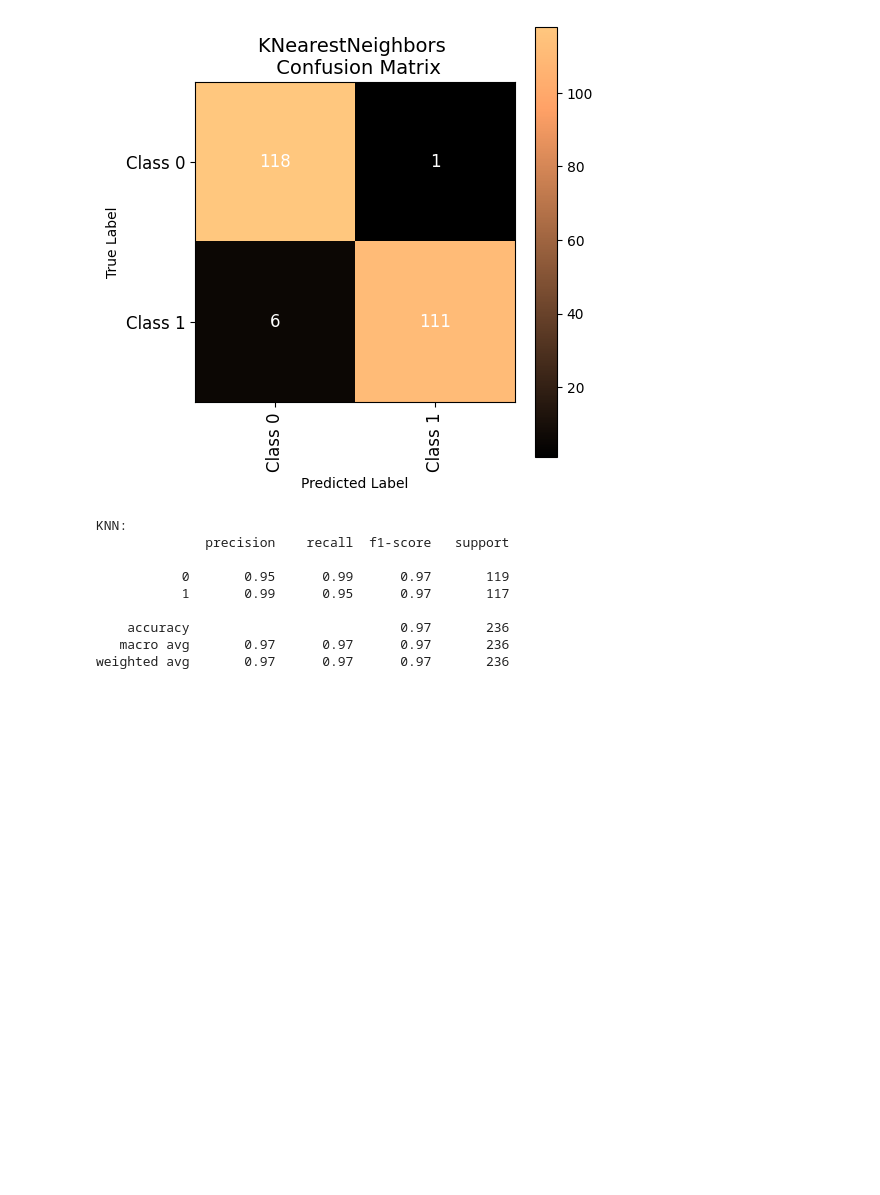
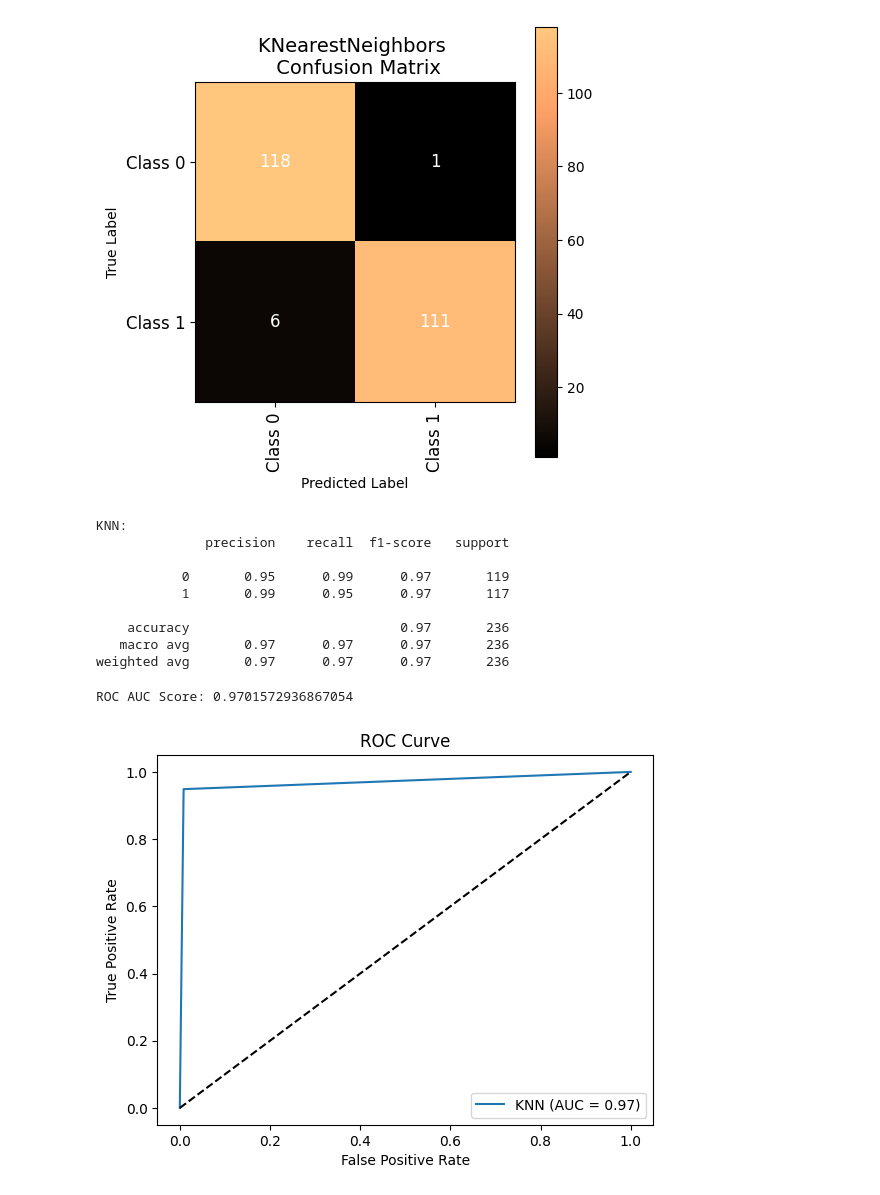
Before and after one commit to claralim-a/fraud-cc-knn, a Jupyter notebook: main.ipynb, the cells around one changed output. Saved outputs shown, nothing was run; the diff lists cells and outputs as text; code cells hidden in the pictures; blank space fills up the shorter version.

```diff
--- a/main.ipynb
+++ b/main.ipynb
@@ -587,3 +587,26 @@ KNN:
     accuracy                           0.97       236
    macro avg       0.97      0.97      0.97       236
 weighted avg       0.97      0.97      0.97       236
+# %%
+# Predict probabilities
+y_prob_knear = knears_neighbors.predict(X_test)
+
+# Calculate ROC AUC
+roc_auc = roc_auc_score(y_test, y_prob_knear)
+
+# Print ROC AUC
+print('ROC AUC Score:', roc_auc)
+
+fpr, tpr, thresholds = roc_curve(y_test, y_pred_knear)
+
+plt.figure()
+plt.plot(fpr, tpr, label=f'KNN (AUC = {roc_auc:.2f})')
+plt.plot([0, 1], [0, 1], 'k--')  # Diagonal line
+plt.xlabel('False Positive Rate')
+plt.ylabel('True Positive Rate')
+plt.title('ROC Curve')
+plt.legend(loc='lower right')
+plt.show()
+# %% [output]
+ROC AUC Score: 0.9701572936867054
+[figure, added]
```
Also changed, not shown: parts of 2 cells of this notebook.
